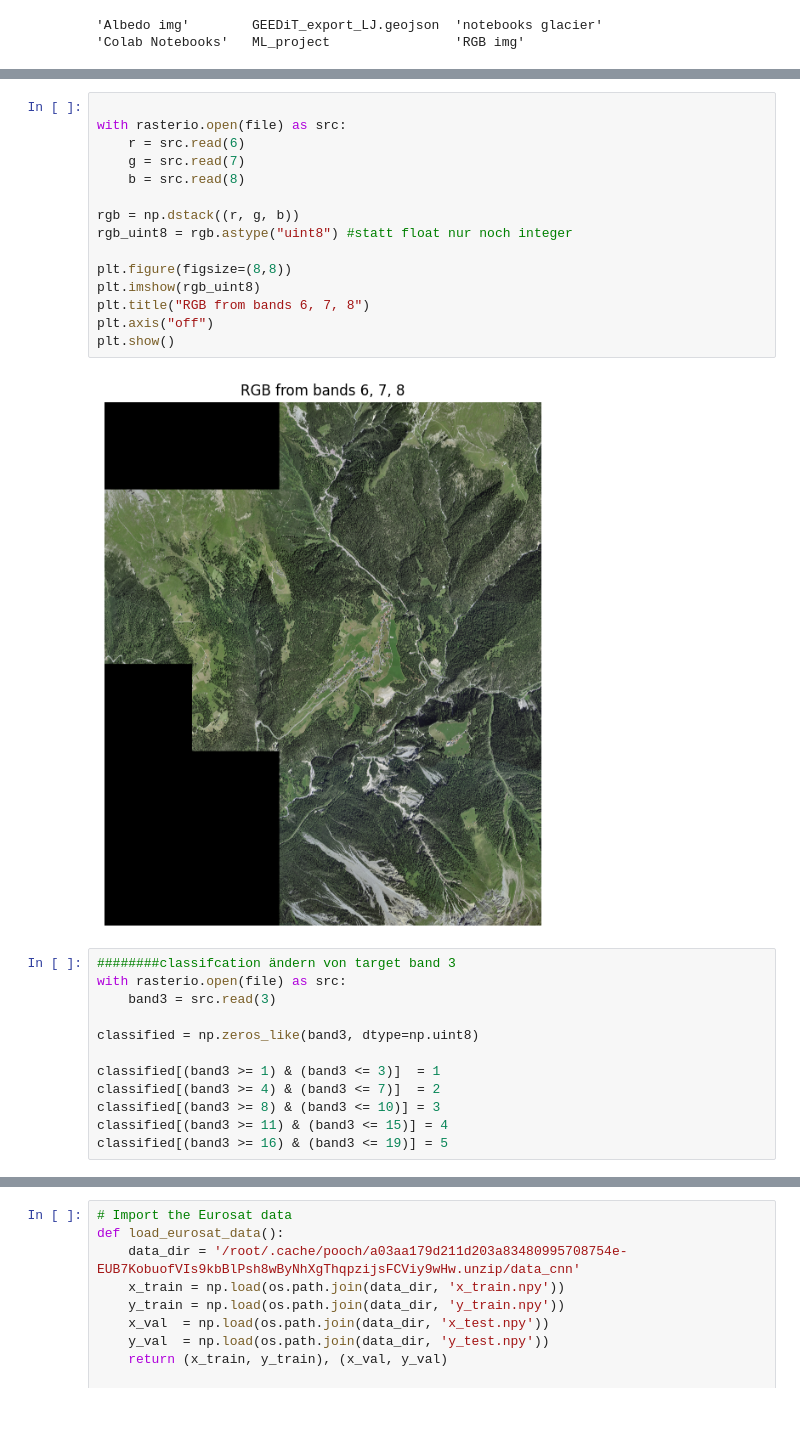
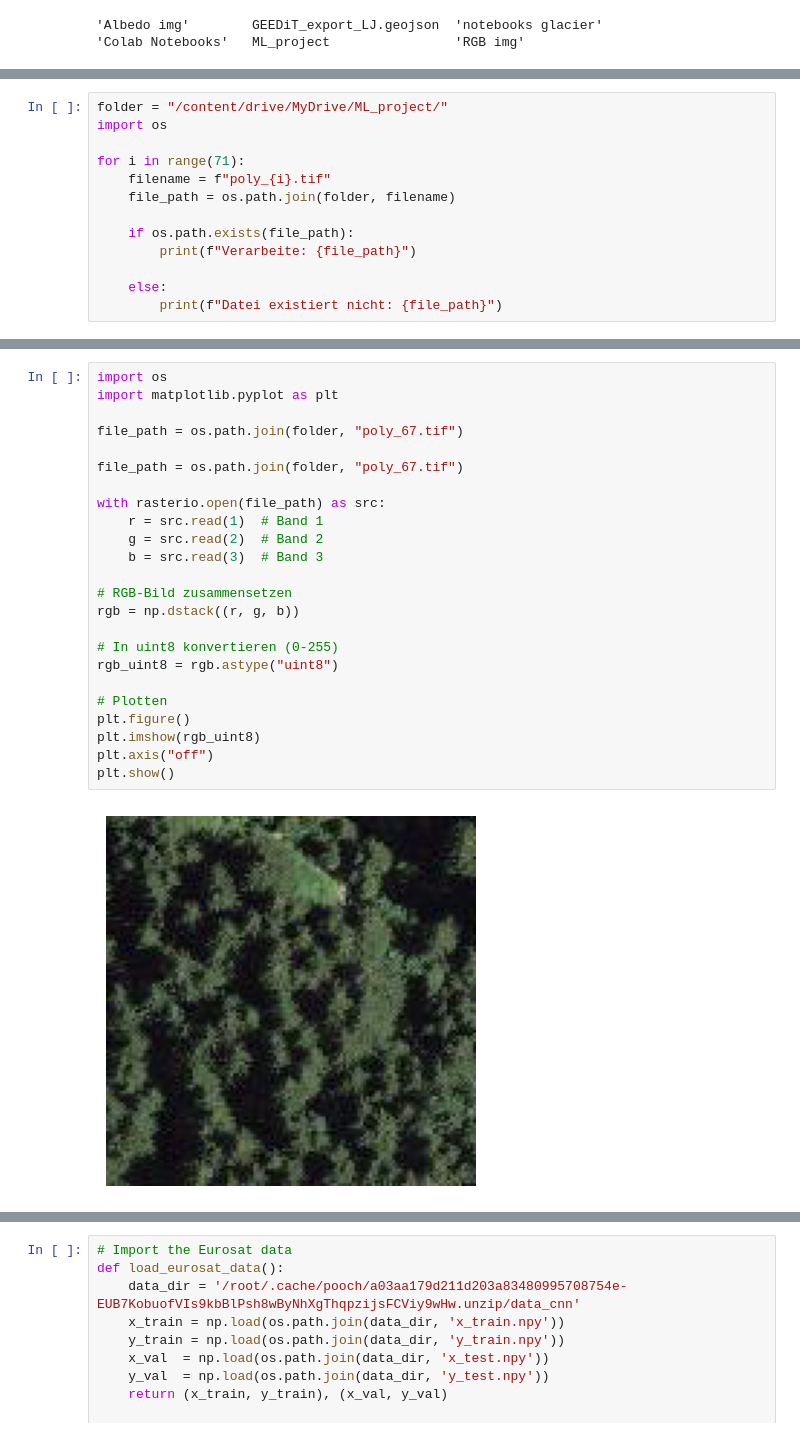
Before and after one commit to leajag/2025_ML_EES, a Jupyter notebook: Final_project_forest.ipynb, the cells around one changed output, grey strips where cells are left out. Saved outputs shown, nothing was run; the diff lists cells and outputs as text.

```diff
--- a/Final_project_forest.ipynb
+++ b/Final_project_forest.ipynb
@@ -88,0 +72,13 @@ Number of bands: 9
+# %%
+folder = "/content/drive/MyDrive/ML_project/"
+import os
+
+for i in range(71):
+    filename = f"poly_{i}.tif"
+    file_path = os.path.join(folder, filename)
+
+    if os.path.exists(file_path):
+        print(f"Verarbeite: {file_path}")
+
+    else:
+        print(f"Datei existiert nicht: {file_path}")
@@ -89,29 +103,26 @@ Number of bands: 9
 # %%
+import os
+import matplotlib.pyplot as plt
 
-with rasterio.open(file) as src:
-    r = src.read(6)
-    g = src.read(7)
-    b = src.read(8)
+file_path = os.path.join(folder, "poly_67.tif")
 
+file_path = os.path.join(folder, "poly_67.tif")
+
+with rasterio.open(file_path) as src:
+    r = src.read(1)  # Band 1
+    g = src.read(2)  # Band 2
+    b = src.read(3)  # Band 3
+
+# RGB-Bild zusammensetzen
 rgb = np.dstack((r, g, b))
-rgb_uint8 = rgb.astype("uint8") #statt float nur noch integer
 
-plt.figure(figsize=(8,8))
+# In uint8 konvertieren (0-255)
+rgb_uint8 = rgb.astype("uint8")
+
+# Plotten
+plt.figure()
 plt.imshow(rgb_uint8)
-plt.title("RGB from bands 6, 7, 8")
 plt.axis("off")
 plt.show()
 # %% [output]
-[figure, old version]
+[figure, new version]
-# %%
-########classifcation ändern von target band 3
-with rasterio.open(file) as src:
-    band3 = src.read(3)
-
-classified = np.zeros_like(band3, dtype=np.uint8)
-
-classified[(band3 >= 1) & (band3 <= 3)]  = 1
-classified[(band3 >= 4) & (band3 <= 7)]  = 2
-classified[(band3 >= 8) & (band3 <= 10)] = 3
-classified[(band3 >= 11) & (band3 <= 15)] = 4
-classified[(band3 >= 16) & (band3 <= 19)] = 5
```
Also changed, not shown: parts of 10 cells of this notebook.
